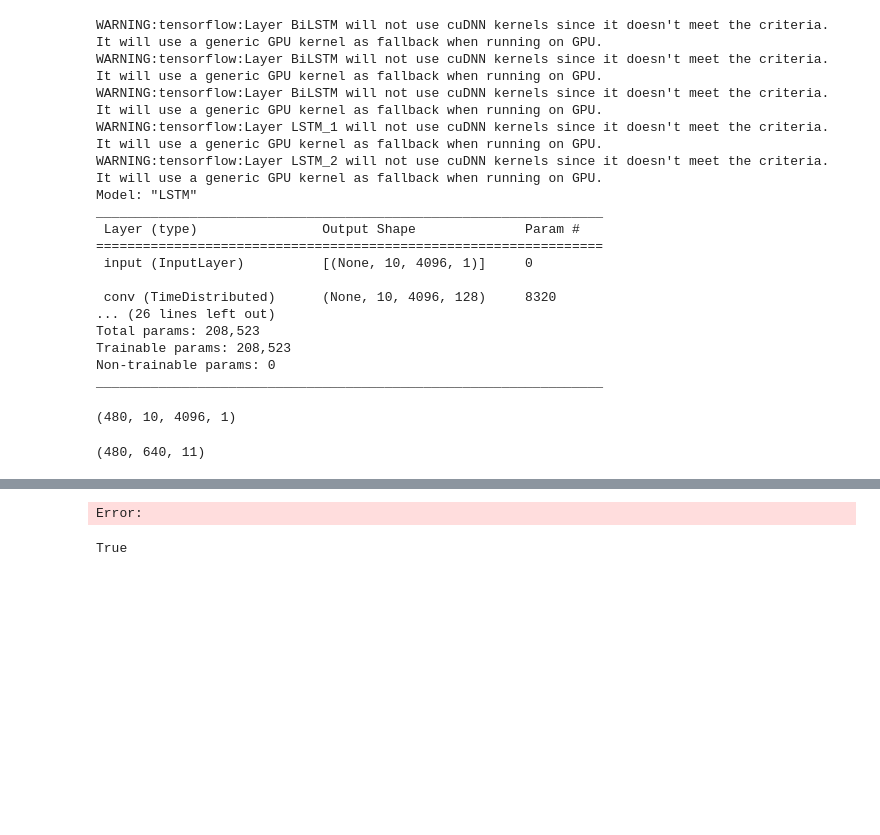
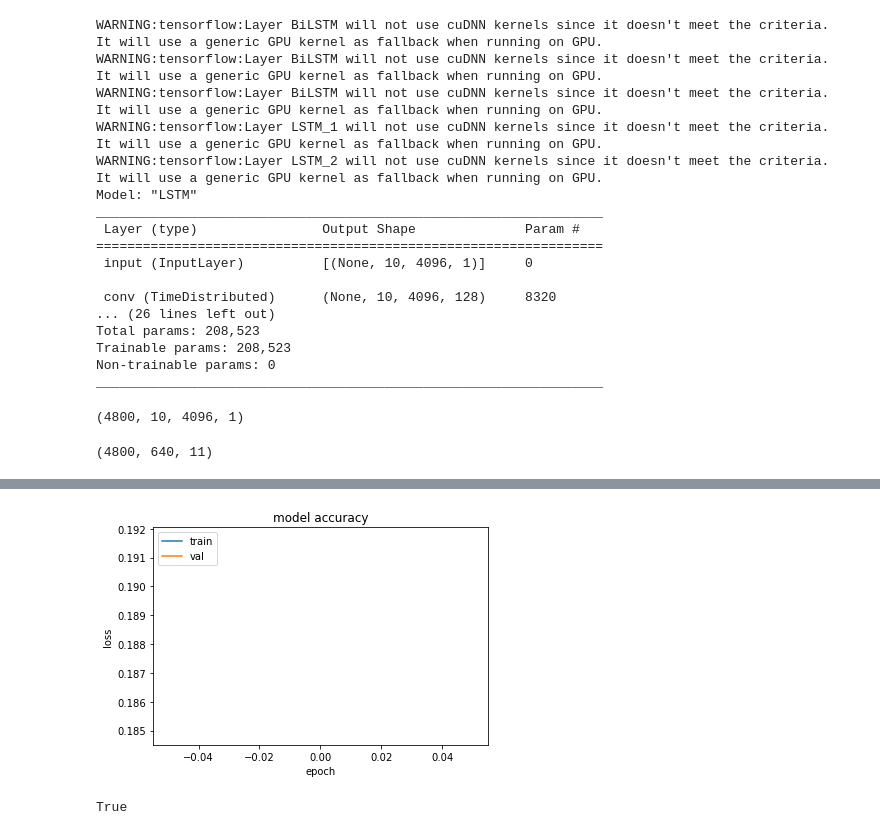
Before and after one commit to arvidfalch/RawAudio_e2e, a Jupyter notebook: Thesis_train_test.ipynb, the cells around one changed output, grey strips where cells are left out. Drawn from its saved outputs; the diff is of its cells as text; code cells hidden in the pictures; blank space fills up the shorter version.

```diff
--- a/Thesis_train_test.ipynb
+++ b/Thesis_train_test.ipynb
@@ -40,7 +41,7 @@ def audio_input_shaper(path, available_ids):
 
     return audio_input
 
-n_soundscapes = 100
+n_soundscapes = 1000
 
 #features = np.zeros((1,10,4096,1))
 #labels = np.zeros((1, 10, 1))
@@ -85,10 +86,15 @@ for scns in range(n_soundscapes):
 
 
 features_out = np.concatenate(features, axis=0)
+print('Labels before MultiLabelBinarizer one row example: {}'.format(labels[0]))
+print('Labels before MultiLabelBinarizer second row example: {}'.format(labels[1]))
 one_hot = MultiLabelBinarizer()
 labels = one_hot.fit_transform(labels)
 label_names = one_hot.classes_
-labels = np.reshape(labels, ((n_soundscapes*6),10, 64, len(label_names)))
+print('Labels shape before reshape is {}'.format(labels.shape))
+print('Labels one row example: {}'.format(labels[0]))
+print('Labels one row example: {}'.format(labels[1]))
+labels = np.reshape(labels, ((n_soundscapes*6),10, step_size, len(label_names)))
 
 print(features_out.shape, labels.shape)
 print(label_names)
@@ -170,16 +185,16 @@ feat_train, feat_test, lab_train, lab_test = train_test_split(features_out, labe
 
 print(feat_train.shape)
 # %% [output]
-(480, 10, 4096, 1)
+(4800, 10, 4096, 1)
 # %%
 #  Run this cell if using RNN layers which are not timedistributed (LSTM_backend_2)
 
 lab_train_ = np.reshape(lab_train, (lab_train.shape[0],(lab_train.shape[1]*lab_train.shape[2]),len(label_names)))
 print(lab_train_.shape)
 # %% [output]
-(480, 640, 11)
+(4800, 640, 11)
 # %%
-
+# For LSTM_backend_2 set batch size to 1. For all others batchsize = 10
 callback_stop = tf.keras.callbacks.EarlyStopping(monitor='loss', patience=4, restore_best_weights=True)
 
 history = LSTM_RAe2e.fit(
@@ -187,7 +202,7 @@ history = LSTM_RAe2e.fit(
     lab_train_,
     validation_split=0.2,
     #class_weight= {0: 1.0, 1: 1.0, 2: 0.5, 3: 0.5, 4: 1.0},
-    batch_size=10,
+    batch_size=1,
     shuffle=True,
     epochs=1,
     callbacks = [callback_stop]
@@ -207,4 +222,4 @@ Error:
-Error:
+[figure, added]
 # %%
 tf.executing_eagerly()
 # %% [output]
```
Also changed, not shown: parts of 8 cells of this notebook, 8 other files.
